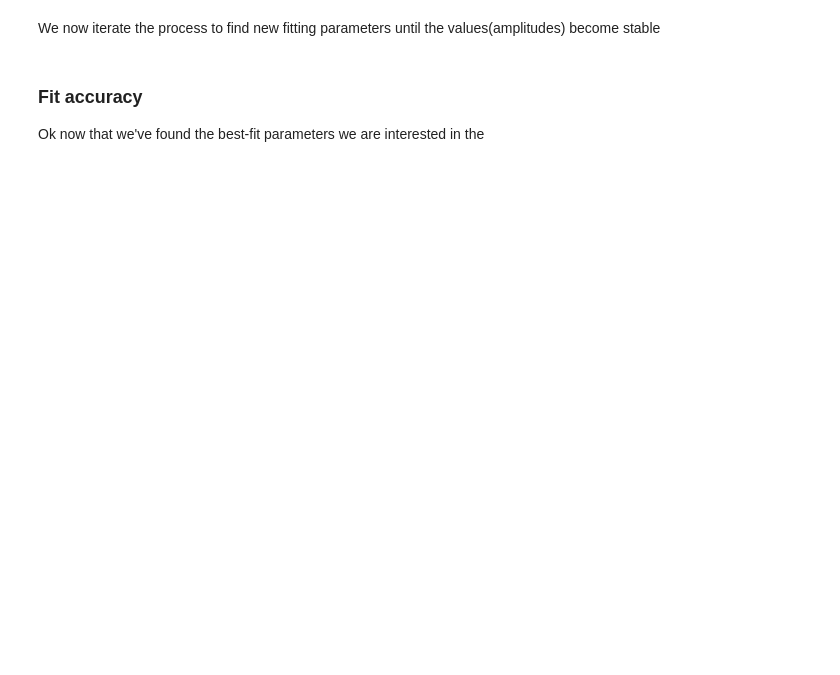
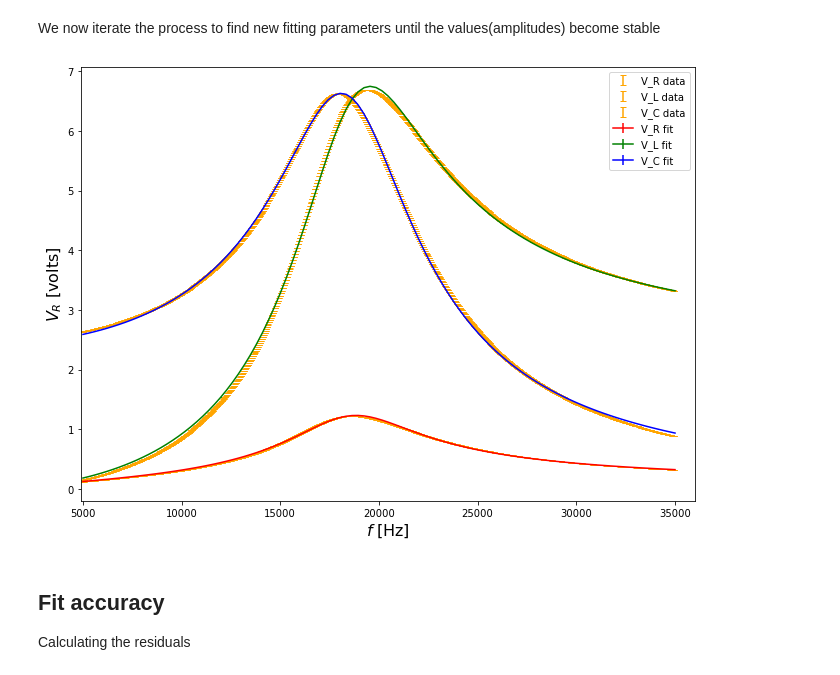
Before and after one commit to Feyn-23/Lab-II, a Jupyter notebook: amplitutes.ipynb, the cells around one changed output. Drawn from its saved outputs; the diff is of its cells as text; code cells hidden in the pictures; blank space fills up the shorter version.

```diff
--- a/amplitutes.ipynb
+++ b/amplitutes.ipynb
@@ -70,3 +66,18 @@ amplitude_stdev
+# %%
+from statistics import stdev
+
+file_folder = 'data/actual data/Constant frequency/'
+file_name = 'freq18kHz.csv'
+data_file = file_folder + file_name
+
+freqAmpGen  = np.loadtxt(data_file, delimiter = ',', skiprows = 1, usecols = (1), unpack = True)
+
+amplitude_stdev = stdev(freqAmpGen)
+ampError = []
+for x in range(len(frequencies)):
+    ampError.append(amplitude_stdev)
+
+ampError
 # %% [markdown]
 ### Curve fit routine
 We are now going to use curve_fit function from scipy
@@ -153,3 +136,49 @@ old_fit_C = np.copy(fit_C)
-# %% [markdown]
-### Fit accuracy
-Ok now that we've found the best-fit parameters we are interested in the
+# %%
+%matplotlib inline
+
+plt.figure(figsize = (11,8))                  #specify figure size as 7 x 5 inches
+#for default size, type plt.figure()
+
+plt.xlabel(r"$f$ [Hz]", fontsize = 16) #label axis (using LaTeX commands)
+plt.ylabel(r"$V_R$ [volts]", fontsize = 16)   #use 18 point font for label text
+
+# Plotting the actual experimental data
+plt.errorbar(frequencies, amplitudeR,
+             xerr=None, yerr=amplitude_stdev,
+             linestyle = 'none',
+             color = 'orange',
+             capsize = 3, capthick = 1, label = "V_R data")
+plt.errorbar(frequencies, amplitudeL,
+             xerr=None, yerr=amplitude_stdev,
+             linestyle = 'none',
+             color = 'orange',
+             capsize = 3, capthick = 1, label = "V_L data")
+plt.errorbar(frequencies, amplitudeC,
+             xerr=None, yerr=amplitude_stdev,
+             linestyle = 'none',
+             color = 'orange',
+             capsize = 3, capthick = 1, label = "V_C data")
+
+#create curve showing fit to data
+freq_fit = np.linspace(5000, 35000, 100)
+VR_fit = R_amp_model(freq_fit, fit_R[0], fit_R[1], fit_R[2],fit_R[3],fit_R[4])
+VL_fit = L_amp_model(freq_fit, fit_L[0], fit_L[1], fit_L[2],fit_L[3])
+VC_fit = C_amp_model(freq_fit, fit_C[0], fit_C[1], fit_C[2],fit_C[3])
+
+#plotting the fitting curves
+plt.errorbar(freq_fit, VR_fit, xerr = None, yerr = amplitude_stdev, color = 'red', label = 'V_R fit' )
+plt.errorbar(freq_fit, VL_fit, xerr = None, yerr = amplitude_stdev, color = 'green', label = 'V_L fit' )
+plt.errorbar(freq_fit, VC_fit, xerr = None, yerr = amplitude_stdev, color = 'blue', label = 'V_C fit' )
+plt.xlim(4900 , 36000)
+# plt.ylim(0.0,7.0)
+# plt.xticks([0, 30, 60, 90, 120, 150, 180, 210, 240, 270, 300, 330, 360],
+#            ('0', '', '', 90,  '',  '', 180,  '',  '', 270,  '',  '', 360))
+plt.legend(loc = 'best')
+
+plt.savefig('Amplitudes.pdf')
+# %% [output]
+[figure, added]
+# %% [markdown]
+## Fit accuracy
+
+Calculating the residuals
```
Also changed, not shown: parts of 16 cells of this notebook, 1 other file.
